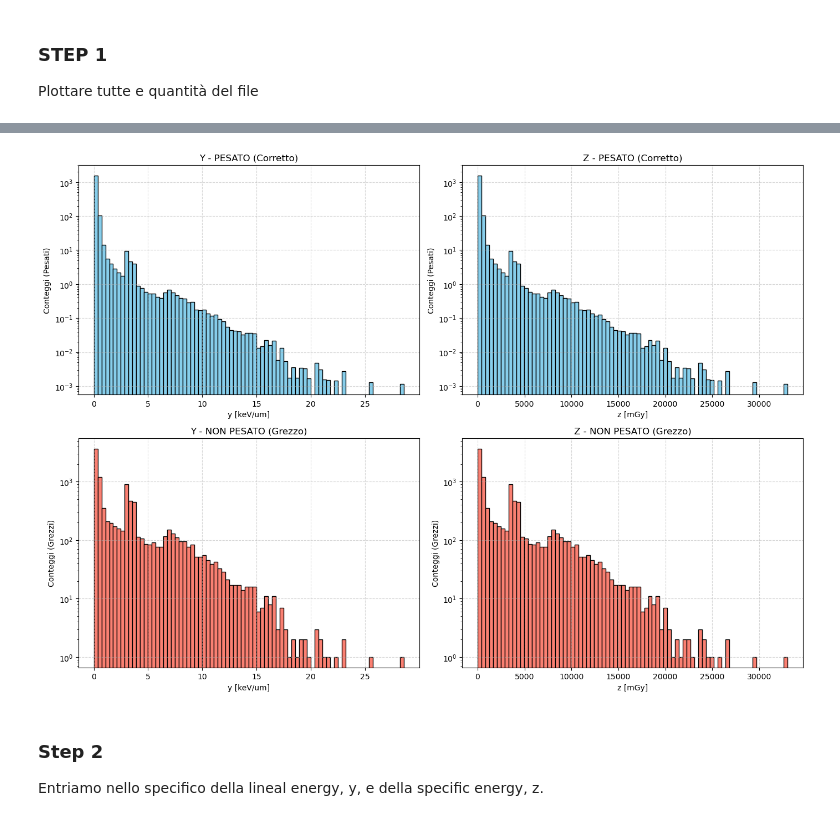
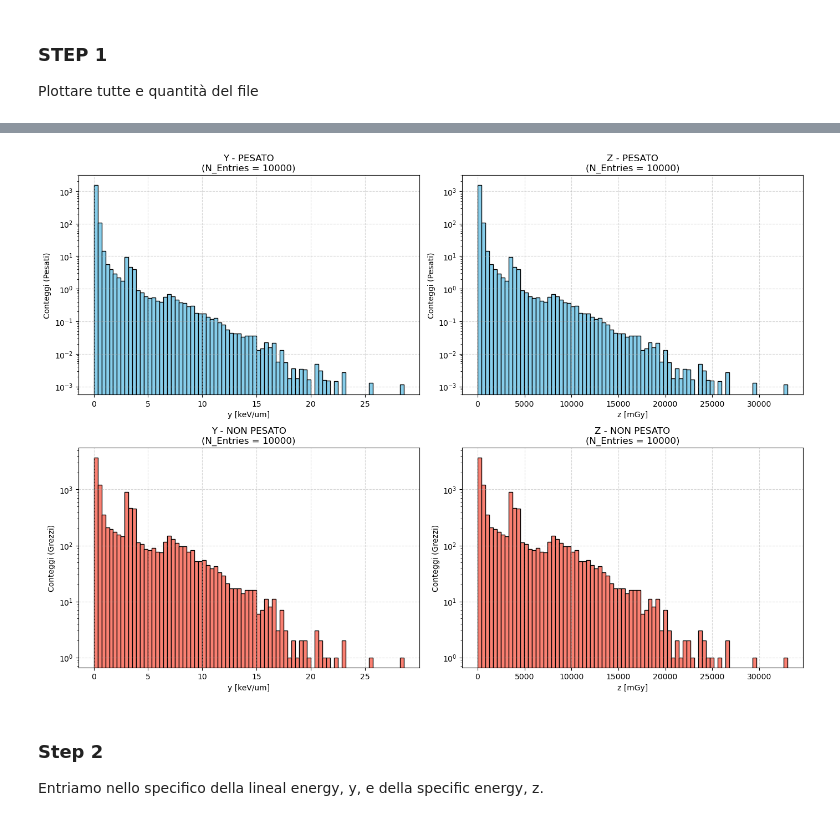
Before and after one commit to michelepascazio28-dot/Rame, a Jupyter notebook: Analysis.ipynb, the cells around one changed output, grey strips where cells are left out. Saved outputs shown, nothing was run; the diff lists cells and outputs as text; code cells hidden in the pictures.

```diff
--- a/Analysis.ipynb
+++ b/Analysis.ipynb
@@ -34,30 +34,17 @@ units = {
     'z': ' [Gy]',
     'Einc': ' [MeV]'
 } # Controlla se sto facendo bene...!
-fig, axes = plt.subplots(nrows=2, ncols=3, figsize=(15, 10))
-axes = axes.flatten()
 
-for i, col in enumerate(cols_to_plot):
-    is_log = col in ['y', 'z', 'Einc']
+count = len(df)
+# Senza [1:], includi TUTTI gli indici trovati
+counts = df['nbScoredHits'].value_counts().sort_index()
 
-    # range personalizzato
-    axes[i].hist(df[col], bins=80, range=custom_ranges.get(col),
-                 color='skyblue', edgecolor='black', log=is_log)
+n_zeros = (df['nbScoredHits'] == 0).sum()
+print(f"Number of events with nbEdep = 0: {n_zeros}")
 
-    axes[i].set_yscale('log')
-    axes[i].set_title(f'{col} Distribution')
+for i, count in counts.items():
+    print(f"Number of events with nbEdep = {int(i)}: {int(count)}")
 
-    # Per z moltiplichiamo l'asse x per 1000 per ottenere tutto in mGy
-    if col == 'z':
-        axes[i].hist(df[col], bins=80, range=custom_ranges.get(col),
-                 color='skyblue', edgecolor='black', log=is_log)
-        axes[i].set_xlabel(f"{col} [mGy] / n_eEdep")
-        # In notazione scientifica con 2 decimali
-        axes[i].xaxis.set_major_formatter(plt.FuncFormatter(lambda x, _: f'{x*1e3:.2f}'))
-    else:
-        axes[i].set_xlabel(f"{col}{units.get(col, '')}")
-    axes[i].grid(axis='y', linestyle='--', alpha=0.5)
-
-plt.tight_layout()
-plt.show()
+# Somma totale di tutto quello che hai trovato
+print(f"Total of number of Event = {counts.sum()}")
 # %% [output]
@@ -109,7 +71,7 @@ import numpy as np
 
 # 1. CALCOLO PESI (Una sola volta)
 # Se nbScoredHits è > 0, il peso è 1/nbScoredHits, altrimenti è 0
-df['weight'] = np.where(df['nbScoredHits'] > 0, 1.0 / df['nbScoredHits'], 0.0)
+df['weight'] = 1.0 / df['nbScoredHits']
 
 # 2. DEFINIZIONE DELLE COLONNE E RANGE (Puoi personalizzare i range qui)
 cols_to_plot = ['radius', 'nbHits', 'nbScoredHits', 'y', 'z', 'Einc']
@@ -119,6 +81,8 @@ fig, axes = plt.subplots(nrows=2, ncols=3, figsize=(15, 10))
 axes = axes.flatten()
 
 for i, col in enumerate(cols_to_plot):
+    current_range = custom_ranges.get(col)
+    print(f" Istogramma {col} ha un range impostato a: {current_range}")
     # Applichiamo il peso SOLO se la colonna è 'y' o 'z'
     current_weights = df['weight'] if col in ['y', 'z'] else None
 
@@ -130,7 +94,7 @@ for i, col in enumerate(cols_to_plot):
                  color='skyblue', edgecolor='black', log=is_log,
                  weights=current_weights)
 
-    axes[i].set_title(f'{col} Distribution')
+    axes[i].set_title(f'{col.upper()} - NON PESATO\n(N_Entries = {count})')
     axes[i].set_xlabel(f'{col} {units.get(col, "")}')
     axes[i].set_ylabel('Conteggi (pesati per y,z)')
     axes[i].grid(axis='y', linestyle='--', alpha=0.5)
@@ -146,36 +116,40 @@ import numpy as np
 # Fattori di conversione
 scales = {'y': 1.0, 'z': 1000.0}
 units_label = {'y': 'keV/um', 'z': 'mGy'}
 
 # Creiamo la figura
 fig, axes = plt.subplots(nrows=2, ncols=2, figsize=(14, 10))
 
 # Definiamo le colonne
 cols = ['y', 'z']
 
 for i, col in enumerate(cols):
     data = df[col] * scales[col]
 
+    # Calcolo conteggi
+    # Per il non pesato: numero puro di eventi
+    count = len(df)
+
     # 1. GRAFICO PESATO (Corretto)
     axes[0, i].hist(data, bins=80, range=None, weights=df['weight'],
                     color='skyblue', edgecolor='black', log=True)
-    axes[0, i].set_title(f'{col.upper()} - PESATO (Corretto)')
+    axes[0, i].set_title(f'{col.upper()} - PESATO\n(N_Entries = {count:.0f})')
     axes[0, i].set_ylabel('Conteggi (Pesati)')
     axes[0, i].set_xlabel(f'{col} [{units_label[col]}]')
     axes[0, i].grid(linestyle='--', alpha=0.5)
 
     # 2. GRAFICO NON PESATO (Grezzo)
     axes[1, i].hist(data, bins=80, range=None, weights=None,
                     color='salmon', edgecolor='black', log=True)
-    axes[1, i].set_title(f'{col.upper()} - NON PESATO (Grezzo)')
+    axes[1, i].set_title(f'{col.upper()} - NON PESATO\n(N_Entries = {count})')
     axes[1, i].set_ylabel('Conteggi (Grezzi)')
     axes[1, i].set_xlabel(f'{col} [{units_label[col]}]')
     axes[1, i].grid(linestyle='--', alpha=0.5)
 
 plt.tight_layout()
 plt.show()
 # %% [output]
-[figure, old version]
+[figure, new version]
 # %% [markdown]
 ### Step 2
 Entriamo nello specifico della lineal energy, y, e della specific energy, z.
```
Also changed, not shown: parts of 7 cells of this notebook.
